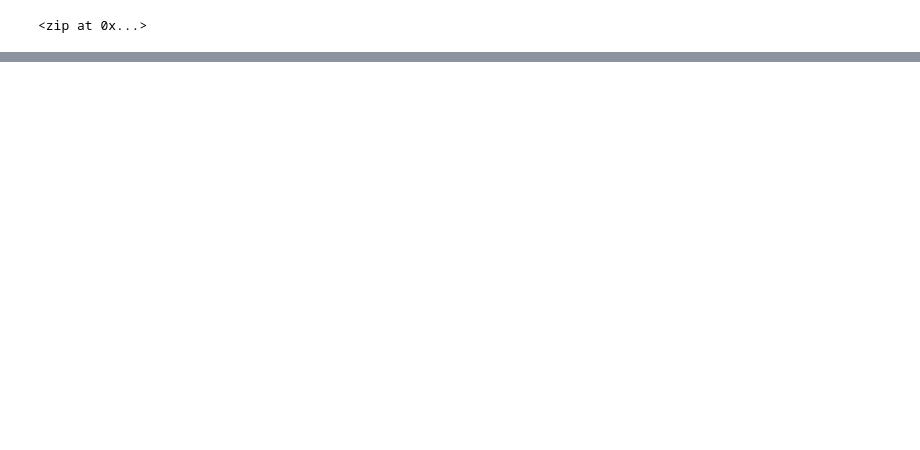
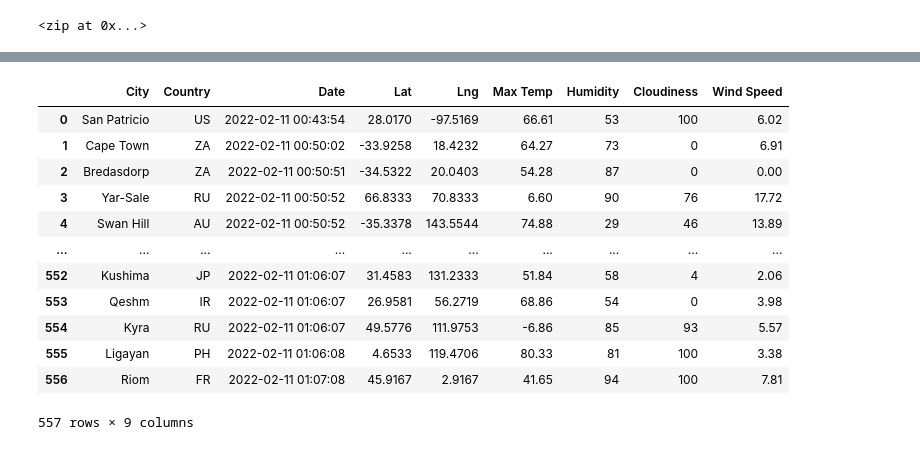
Before and after one commit to mcqui038/World_Weather_Analysis, a Jupyter notebook: WeatherPy.ipynb, the cells around one changed output, grey strips where cells are left out. Cells and saved outputs as stored; diff of their text form; code cells hidden in the pictures; blank space fills up the shorter version.

```diff
--- a/WeatherPy.ipynb
+++ b/WeatherPy.ipynb
@@ -31,0 +36,3 @@ len(cities)
+# %%
+# Starting URL for Weather Map API Call.
+url = "http://api.openweathermap.org/data/2.5/weather?units=Imperial&APPID=" + weather_api_key
@@ -31,0 +119,4 @@ len(cities)
+# %%
+# Convert the array of dictionaries to a Pandas DataFrame.
+city_data_df = pd.DataFrame(city_data)
+city_data_df.head(10)
@@ -31,0 +135,18 @@ len(cities)
+# %%
+new_column_order = ["City","Country","Date","Lat","Lng","Max Temp","Humidity","Cloudiness","Wind Speed"]
+city_data_df = city_data_df[new_column_order]
+city_data_df
+# %% [output]
+|  | City | Country | Date | Lat | Lng | Max Temp | Humidity | Cloudiness | Wind Speed |
+| 0 | San Patricio | US | 2022-02-11 00:43:54 | 28.0170 | -97.5169 | 66.61 | 53 | 100 | 6.02 |
+| 1 | Cape Town | ZA | 2022-02-11 00:50:02 | -33.9258 | 18.4232 | 64.27 | 73 | 0 | 6.91 |
+| 2 | Bredasdorp | ZA | 2022-02-11 00:50:51 | -34.5322 | 20.0403 | 54.28 | 87 | 0 | 0.00 |
+| 3 | Yar-Sale | RU | 2022-02-11 00:50:52 | 66.8333 | 70.8333 | 6.60 | 90 | 76 | 17.72 |
+| 4 | Swan Hill | AU | 2022-02-11 00:50:52 | -35.3378 | 143.5544 | 74.88 | 29 | 46 | 13.89 |
+| ... | ... | ... | ... | ... | ... | ... | ... | ... | ... |
+| 552 | Kushima | JP | 2022-02-11 01:06:07 | 31.4583 | 131.2333 | 51.84 | 58 | 4 | 2.06 |
+| 553 | Qeshm | IR | 2022-02-11 01:06:07 | 26.9581 | 56.2719 | 68.86 | 54 | 0 | 3.98 |
+| 554 | Kyra | RU | 2022-02-11 01:06:07 | 49.5776 | 111.9753 | -6.86 | 85 | 93 | 5.57 |
+| 555 | Ligayan | PH | 2022-02-11 01:06:08 | 4.6533 | 119.4706 | 80.33 | 81 | 100 | 3.38 |
+| 556 | Riom | FR | 2022-02-11 01:07:08 | 45.9167 | 2.9167 | 41.65 | 94 | 100 | 7.81 |
+557 rows × 9 columns
```
Also changed, not shown: parts of 6 cells of this notebook, 3 other files.
